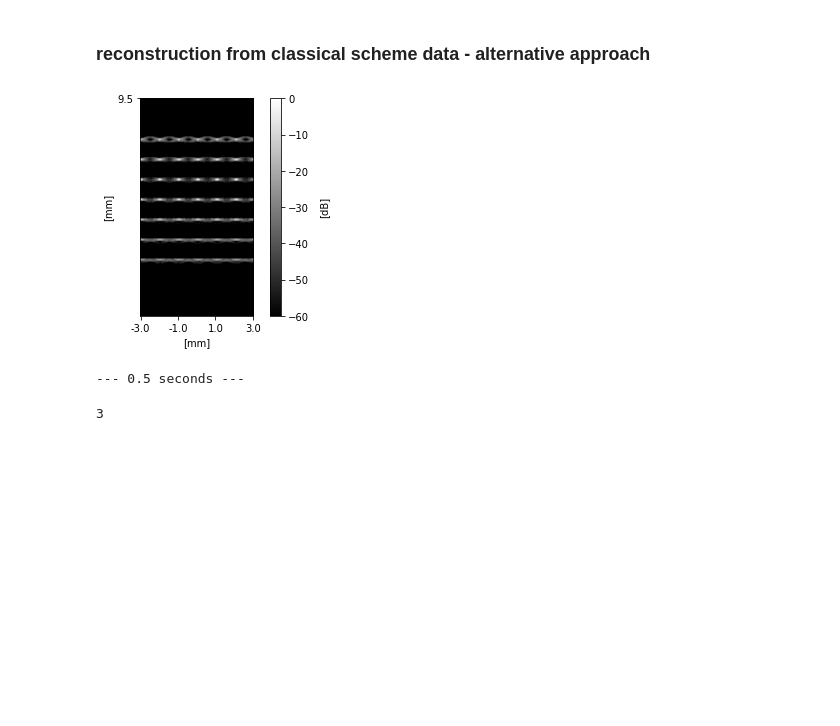
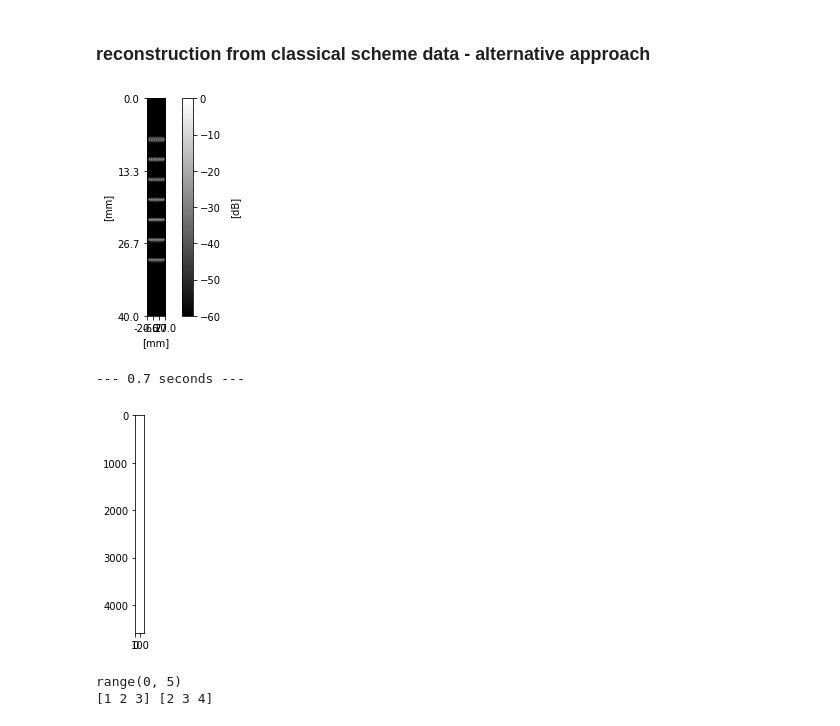
Before and after one commit to us4useu/arrus, a Jupyter notebook: python/bmode/image_reconstruction_tests.ipynb, the cells around one changed output. Cells and saved outputs as stored; diff of their text form; code cells hidden in the pictures; blank space fills up the shorter version.

```diff
--- a/python/bmode/image_reconstruction_tests.ipynb
+++ b/python/bmode/image_reconstruction_tests.ipynb
@@ -527,30 +562,57 @@ def beamforming_image_lin(rf, tx_aperture, fs, c, focus, pitch):
 # %%
 # define grid for reconstruction (imaged area)
-x_grid = np.linspace(-3*1e-3, 3*1e-3, 16)
-z_grid = np.linspace(9.5*1e-3, 11.*1e-3, 64)
+x_grid = np.linspace(-20*1e-3, 20*1e-3, 64)
+z_grid = np.linspace(0*1e-3, 40*1e-3, 128)
 
 start_time = time.time()
 
 # type(round((time.time() - start_time)*10)/10)
 # image beamforming
-rf_cut = rf[:, :, 24:-26]
+# rf_cut = rf[:, :, 24:-26]
+rf_cut = rf
 # print('rf_cut:', rf_cut.shape)
-rf_image = beamforming_image_lin(rf_cut, tx_aperture, fs, c, tx_focus, pitch)
+rf_image = beamforming_image_lin_temp(rf_cut, tx_aperture, fs, c, tx_focus, pitch)
 
 # show bmode image
 make_bmode_image(rf_image, x_grid, z_grid, draw_colorbar=1)
+
+plt.imshow(calculate_envelope(rf_image),
+                interpolation='bicubic',
+#                 aspect=data_aspect,
+                cmap='gray',
+                vmin=-60, vmax=0
+                )
+
 
 
 end_time = time.time() - start_time
 end_time = round(end_time*10)/10
 print("--- %s seconds ---" % end_time)
 # %% [output]
-[figure, old version]
+[figure, new version]
---- 0.5 seconds ---
+--- 0.7 seconds ---
+[figure, added]
 # %%
 temp = [1,2,3,4]
 temp = np.array(temp)
-temp = temp[temp>2]
-temp[0]
+# temp = temp[temp>2]
+# temp[0]
+print(range(0,5))
+
+
+
+print(temp[-4:-1], temp[-3:])
+
+
+
+# ap = 48
+# np.ceil(ap/2).astype(int)
+
+# for k in range(5):
+#     print(k)
+
+# for k  in range(50,60):
+#     print(k)
 # %% [output]
-3
+range(0, 5)
+[1 2 3] [2 3 4]
```
Also changed, not shown: parts of 2 cells of this notebook.
